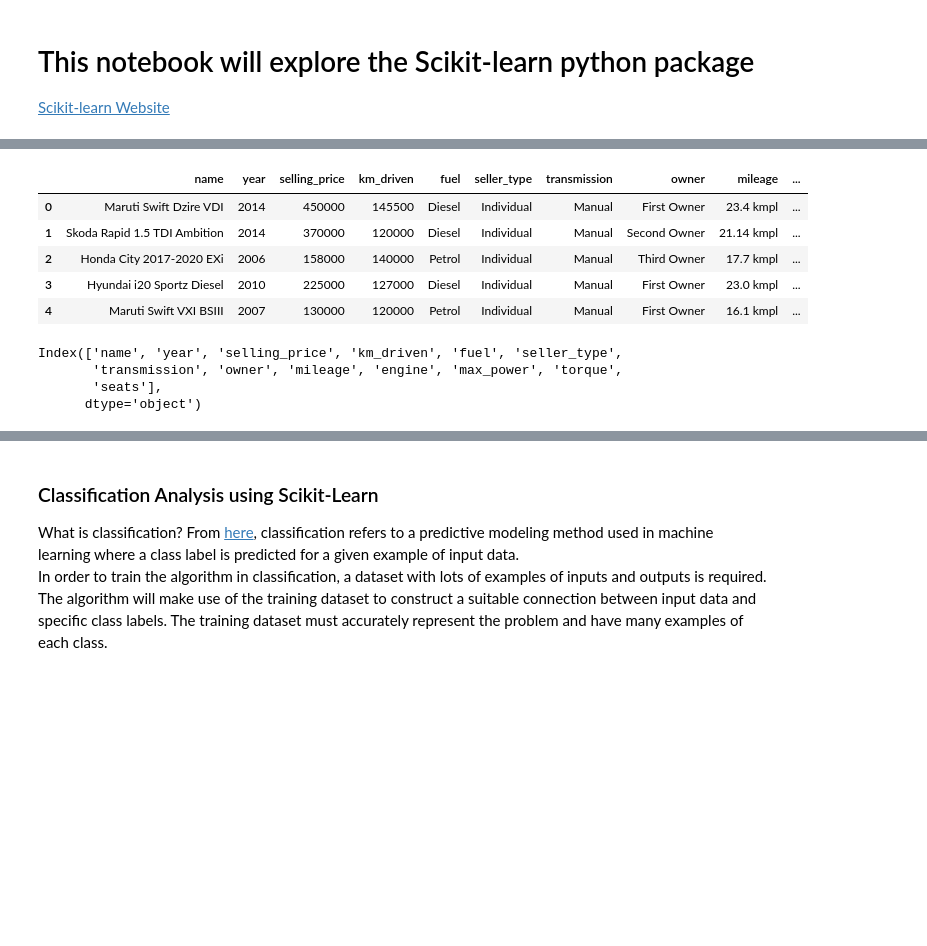
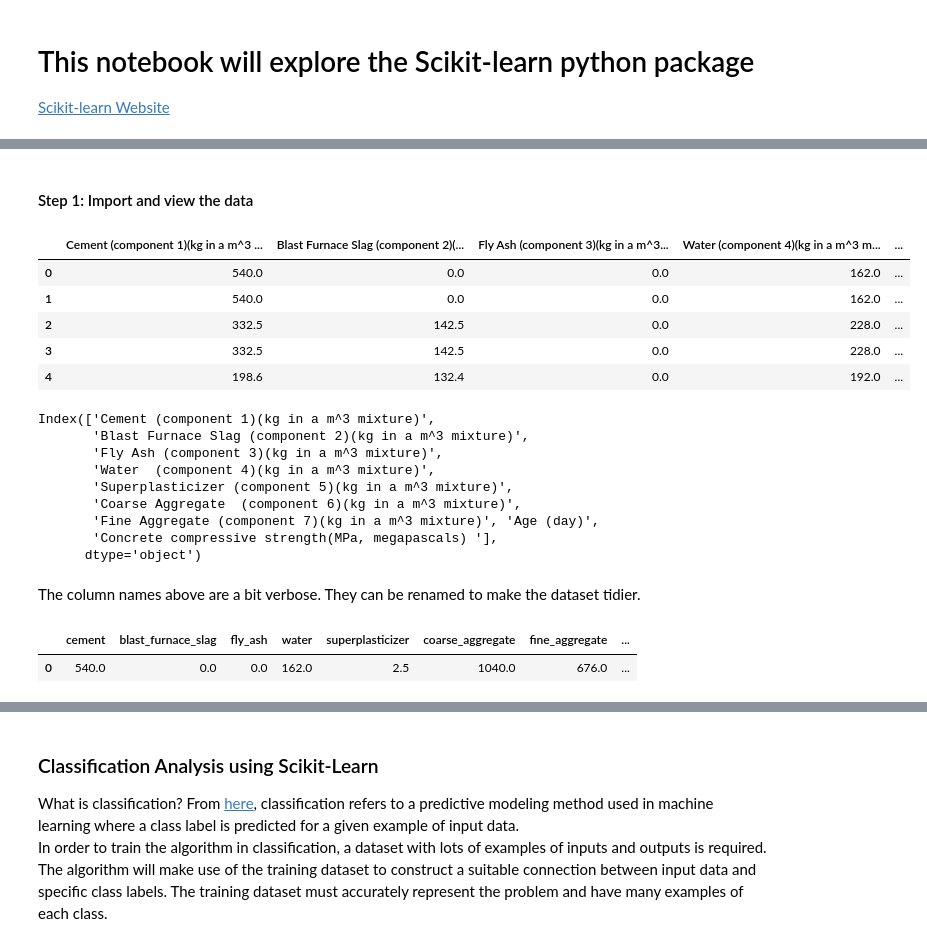
Before and after one commit to killfoley/ML-and-Stats, a Jupyter notebook: scikit-learn.ipynb, the cells around one changed output, grey strips where cells are left out. Cells and saved outputs as stored; diff of their text form; code cells hidden in the pictures; blank space fills up the shorter version.

```diff
--- a/scikit-learn.ipynb
+++ b/scikit-learn.ipynb
@@ -7 +12,3 @@ What is regression? Regression is very important in the areas of machine learnin
+# %% [markdown]
+#### Step 1: Import and view the data
 # %%
@@ -17,25 +23,32 @@ import seaborn as sns
 plt.rcParams["figure.figsize"] = (12,8)
 # %%
 # next import the dataset from local directory.
-# note: dataset downloaded from kaggle at: https://www.kaggle.com/nehalbirla/vehicle-dataset-from-cardekho
-car_csv = 'Car details v3.csv'
+# note: dataset downloaded from UCI machine learning repository @ https://archive.ics.uci.edu/ml/datasets/Concrete+Compressive+Strength
+concrete_csv = 'Concrete_Data.csv'
 # import using pandas
-df_cars = pd.read_csv(car_csv)
+df_concrete = pd.read_csv(concrete_csv)
 # %%
 # Take a look at the top 5 lines of the imported dataframe
-df_cars.head()
+df_concrete.head()
 # %% [output]
-|  | name | year | selling_price | km_driven | fuel | seller_type | transmission | owner | mileage | ... |
-| 0 | Maruti Swift Dzire VDI | 2014 | 450000 | 145500 | Diesel | Individual | Manual | First Owner | 23.4 kmpl | ... |
-| 1 | Skoda Rapid 1.5 TDI Ambition | 2014 | 370000 | 120000 | Diesel | Individual | Manual | Second Owner | 21.14 kmpl | ... |
-| 2 | Honda City 2017-2020 EXi | 2006 | 158000 | 140000 | Petrol | Individual | Manual | Third Owner | 17.7 kmpl | ... |
-| 3 | Hyundai i20 Sportz Diesel | 2010 | 225000 | 127000 | Diesel | Individual | Manual | First Owner | 23.0 kmpl | ... |
-| 4 | Maruti Swift VXI BSIII | 2007 | 130000 | 120000 | Petrol | Individual | Manual | First Owner | 16.1 kmpl | ... |
+|  | Cement (component 1)(kg in a m^3 ... | Blast Furnace Slag (component 2)(... | Fly Ash (component 3)(kg in a m^3... | Water (component 4)(kg in a m^3 m... | ... |
+| 0 | 540.0 | 0.0 | 0.0 | 162.0 | ... |
+| 1 | 540.0 | 0.0 | 0.0 | 162.0 | ... |
+| 2 | 332.5 | 142.5 | 0.0 | 228.0 | ... |
+| 3 | 332.5 | 142.5 | 0.0 | 228.0 | ... |
+| 4 | 198.6 | 132.4 | 0.0 | 192.0 | ... |
 # %%
 # list the column names
-df_cars.columns
+df_concrete.columns
 # %% [output]
-Index(['name', 'year', 'selling_price', 'km_driven', 'fuel', 'seller_type',
-       'transmission', 'owner', 'mileage', 'engine', 'max_power', 'torque',
-       'seats'],
+Index(['Cement (component 1)(kg in a m^3 mixture)',
+       'Blast Furnace Slag (component 2)(kg in a m^3 mixture)',
+       'Fly Ash (component 3)(kg in a m^3 mixture)',
+       'Water  (component 4)(kg in a m^3 mixture)',
+       'Superplasticizer (component 5)(kg in a m^3 mixture)',
+       'Coarse Aggregate  (component 6)(kg in a m^3 mixture)',
+       'Fine Aggregate (component 7)(kg in a m^3 mixture)', 'Age (day)',
+       'Concrete compressive strength(MPa, megapascals) '],
       dtype='object')
+# %% [markdown]
+The column names above are a bit verbose. They can be renamed to make the dataset tidier.
@@ -42,2 +57,8 @@ Index(['name', 'year', 'selling_price', 'km_driven', 'fuel', 'seller_type',
+# %%
+# review the change
+df_concrete.head(1)
+# %% [output]
+|  | cement | blast_furnace_slag | fly_ash | water | superplasticizer | coarse_aggregate | fine_aggregate | ... |
+| 0 | 540.0 | 0.0 | 0.0 | 162.0 | 2.5 | 1040.0 | 676.0 | ... |
 # %%
 # get information of the various datatypes in the dataset
```
Also changed, not shown: parts of 11 cells of this notebook, 2 other files.
